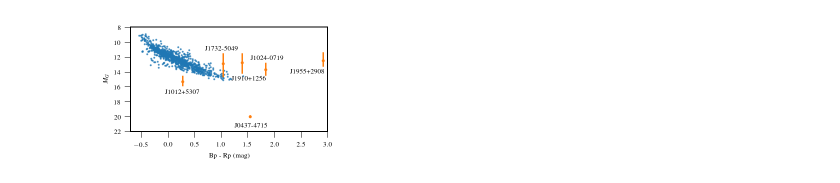
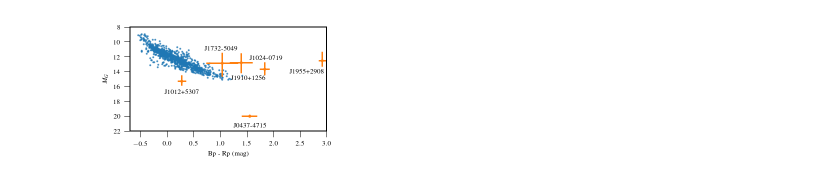
Before and after one commit to ChiaraMingarelli/gaia_pulsars, a Jupyter notebook: codes/hrd_figure.ipynb, the cells around one changed output. Saved outputs shown, nothing was run; the diff lists cells and outputs as text; code cells hidden in the pictures.

Commit message:
included dust in hrd figure

```diff
--- a/codes/hrd_figure.ipynb
+++ b/codes/hrd_figure.ipynb
@@ -113,3 +116,4 @@ pulsar_data['mg_hi'] = pulsar_data['phot_g_mean_mag'] \
 # %%
 mg_err = np.vstack((np.abs(pulsar_data['mg_lo'] - pulsar_data['mg']),
                     np.abs(pulsar_data['mg_hi'] - pulsar_data['mg'])))
+color_err = np.sqrt((2.5 / np.log(10)*pulsar_data['phot_bp_mean_flux_error']/pulsar_data['phot_bp_mean_flux'])**2 + (2.5 / np.log(10)*pulsar_data['phot_rp_mean_flux_error']/pulsar_data['phot_rp_mean_flux'])**2)
@@ -130,25 +122,25 @@ import matplotlib.patheffects as path_effects
 # %%
 fig, ax1 = plt.subplots()
 ax1.scatter(data['bp_rp'], data['mg'], color='C0', alpha=0.7, s=1)
-ax1.errorbar(pulsar_data['bp_rp'], pulsar_data['mg'], yerr=mg_err, color='C1', fmt='o')
+ax1.errorbar(pulsar_data['bp_rp'], pulsar_data['mg'], yerr=mg_err, xerr=color_err, color='C1', fmt='o')
 ax1.set_xlim([-.7,3])
 ax1.set_ylim([22,8])
 ax1.set_xlabel('Bp - Rp (mag)')
 ax1.set_ylabel('$M_G$')
 #for ii in range(6):
 #    ax1.annotate(pulsar_data['names'][ii], (data['bp_rp'][ii], data['mg'][ii]), color = 'black')
 ax1.annotate(pulsar_data['names'][0], (1.25, 21.5), color = 'black')
 ax1.annotate(pulsar_data['names'][1], (-.05, 17), color = 'black')
 ax1.annotate(pulsar_data['names'][2], (1.55,12.5), color = 'black')
 ax1.text(0.7, 11.2, pulsar_data['names'][3], color = 'black', weight = 'heavy')
 #text.set_path_effects([path_effects.Stroke(linewidth=1.5, foreground='white'),
 #                       path_effects.Normal()])
 ax1.annotate(pulsar_data['names'][4], (1.2,15.2), color = 'black')
 ax1.annotate(pulsar_data['names'][5], (2.3, 14.3), color = 'black')
 
 
 
 plt.tight_layout()
 plt.savefig("../figures/hrd_wLabels.pdf")
 # %% [output]
-[figure, old version]
+[figure, new version]
```
Also changed, not shown: parts of 14 cells of this notebook, 3 other files.
